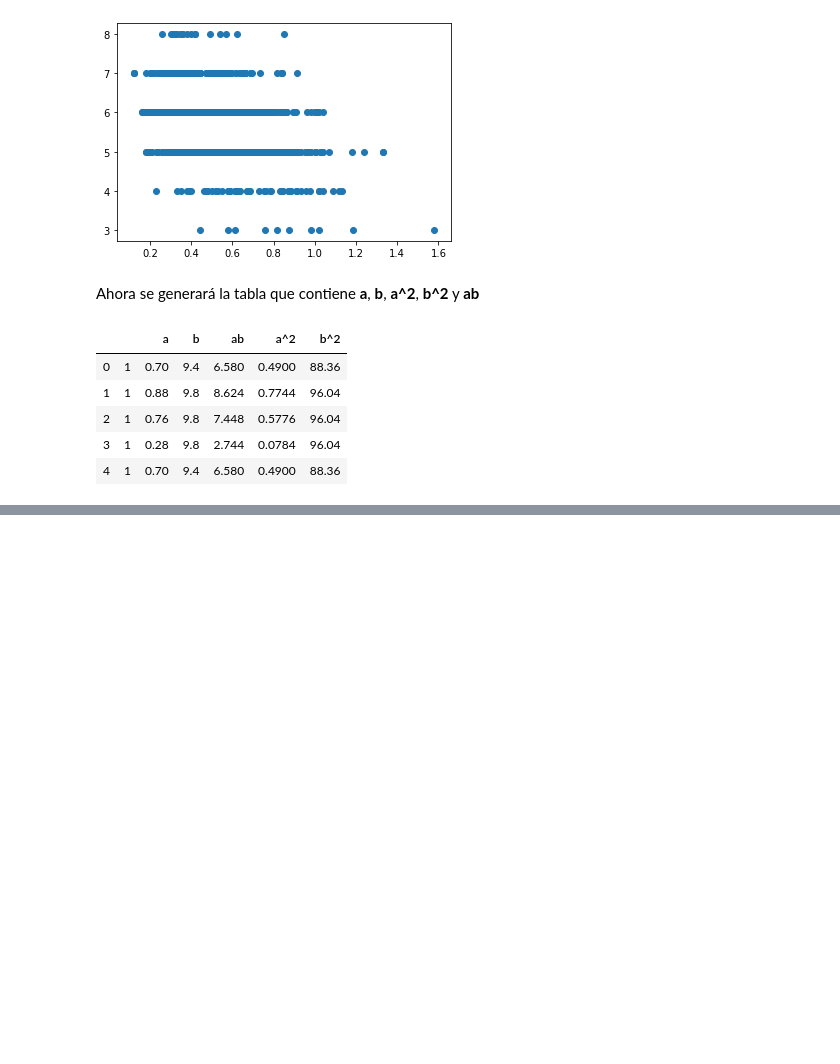
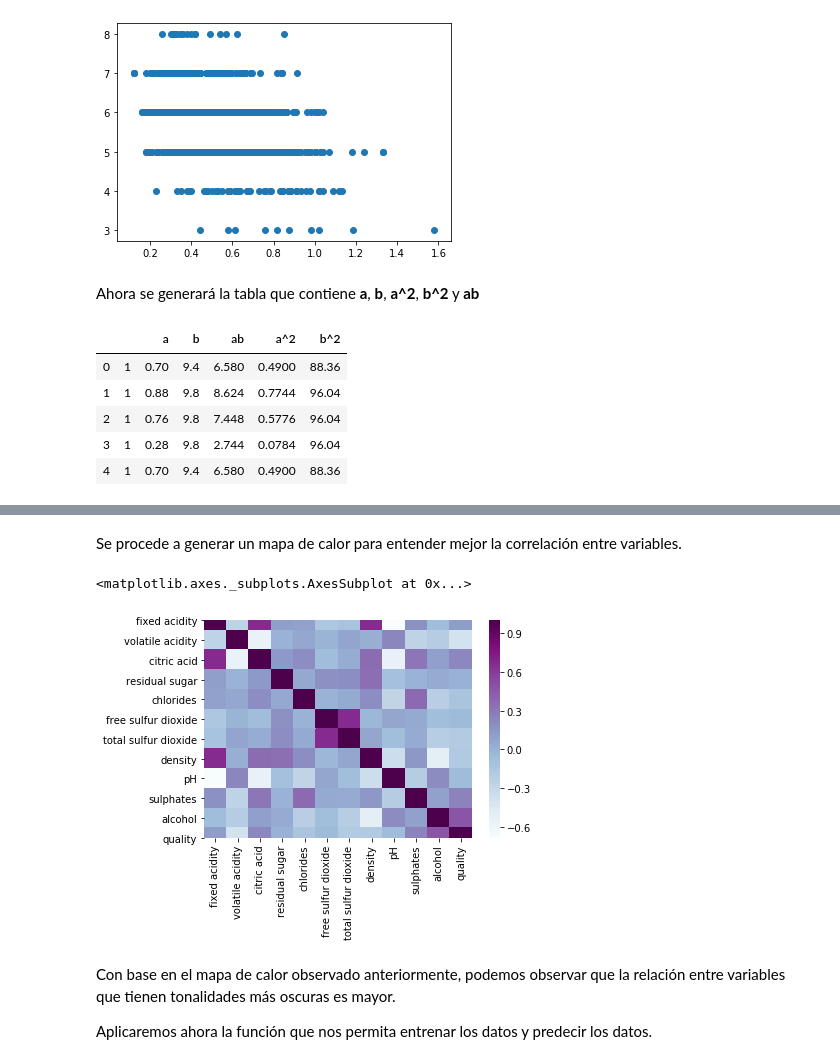
Before and after one commit to dvallesc/practica2-StadisticalLearning, a Jupyter notebook: FeatureEngineering-Tarea2-Diego_Valle.ipynb, the cells around one changed output, grey strips where cells are left out. Drawn from its saved outputs; the diff is of its cells as text; code cells hidden in the pictures; blank space fills up the shorter version.

```diff
--- a/FeatureEngineering-Tarea2-Diego_Valle.ipynb
+++ b/FeatureEngineering-Tarea2-Diego_Valle.ipynb
@@ -164,0 +277,14 @@ xEnt.head()
+# %% [markdown]
+Se procede a generar un mapa de calor para entender mejor la correlación entre variables.
+# %%
+import seaborn as sns
+
+correlacionMatematica = datos.corr()
+sns.heatmap(correlacionMatematica,cmap="BuPu")
+# %% [output]
+<matplotlib.axes._subplots.AxesSubplot at 0x...>
+[figure, added]
+# %% [markdown]
+Con base en el mapa de calor observado anteriormente, podemos observar que la relación entre variables que tienen tonalidades más oscuras es mayor.
+
+Aplicaremos ahora la función que nos permita entrenar los datos y predecir los datos.
```
Also changed, not shown: parts of 18 cells of this notebook.
